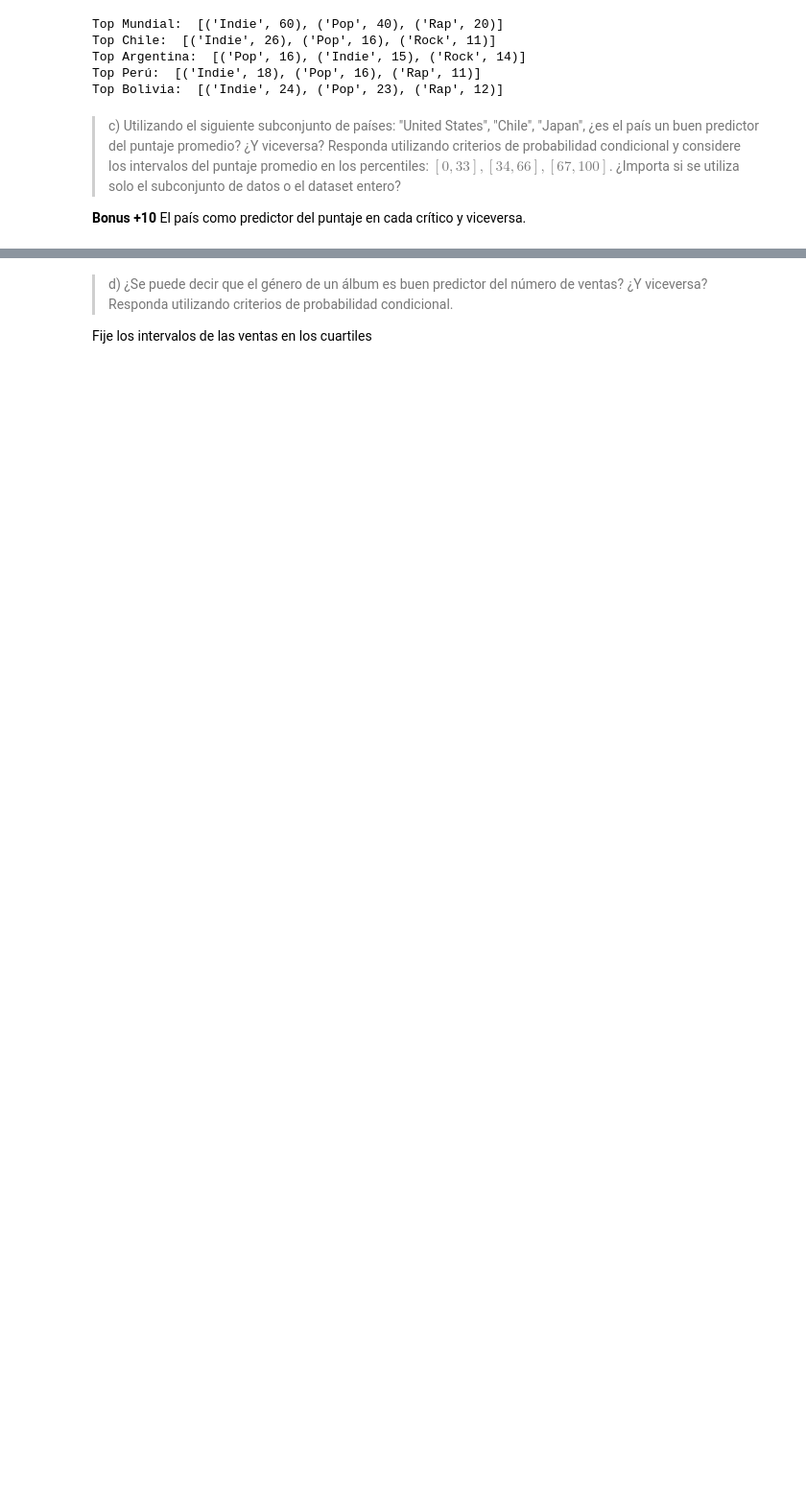
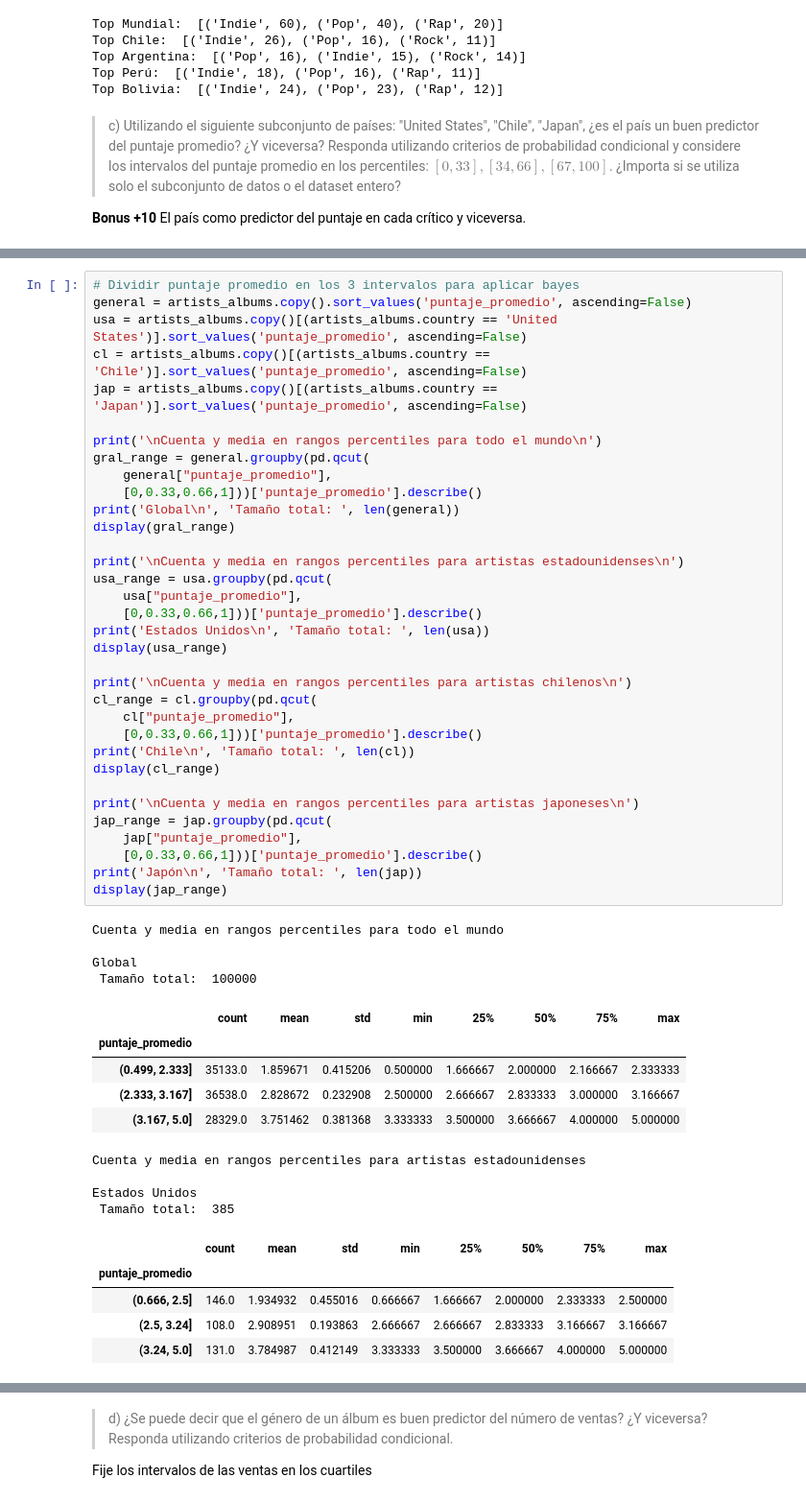
Before and after one commit to jpjorquera/Lab2-Estaca, a Jupyter notebook: Laboratorio 2.ipynb, the cells around one changed output, grey strips where cells are left out. Shown at 96% size. Saved outputs shown, nothing was run; the diff lists cells and outputs as text; blank space fills up the shorter version.

Commit message:
avances p3, c, preddiccion rangos por pais

```diff
--- a/Laboratorio 2.ipynb
+++ b/Laboratorio 2.ipynb
@@ -726,0 +737,53 @@ Top Bolivia:  [('Indie', 24), ('Pop', 23), ('Rap', 12)]
+# %%
+# Dividir puntaje promedio en los 3 intervalos para aplicar bayes
+general = artists_albums.copy().sort_values('puntaje_promedio', ascending=False)
+usa = artists_albums.copy()[(artists_albums.country == 'United States')].sort_values('puntaje_promedio', ascending=False)
+cl = artists_albums.copy()[(artists_albums.country == 'Chile')].sort_values('puntaje_promedio', ascending=False)
+jap = artists_albums.copy()[(artists_albums.country == 'Japan')].sort_values('puntaje_promedio', ascending=False)
+
+print('\nCuenta y media en rangos percentiles para todo el mundo\n')
+gral_range = general.groupby(pd.qcut(
+    general["puntaje_promedio"],
+    [0,0.33,0.66,1]))['puntaje_promedio'].describe()
+print('Global\n', 'Tamaño total: ', len(general))
+display(gral_range)
+
+print('\nCuenta y media en rangos percentiles para artistas estadounidenses\n')
+usa_range = usa.groupby(pd.qcut(
+    usa["puntaje_promedio"],
+    [0,0.33,0.66,1]))['puntaje_promedio'].describe()
+print('Estados Unidos\n', 'Tamaño total: ', len(usa))
+display(usa_range)
+
+print('\nCuenta y media en rangos percentiles para artistas chilenos\n')
+cl_range = cl.groupby(pd.qcut(
+    cl["puntaje_promedio"],
+    [0,0.33,0.66,1]))['puntaje_promedio'].describe()
+print('Chile\n', 'Tamaño total: ', len(cl))
+display(cl_range)
+
+print('\nCuenta y media en rangos percentiles para artistas japoneses\n')
+jap_range = jap.groupby(pd.qcut(
+    jap["puntaje_promedio"],
+    [0,0.33,0.66,1]))['puntaje_promedio'].describe()
+print('Japón\n', 'Tamaño total: ', len(jap))
+display(jap_range)
+# %% [output]
+Cuenta y media en rangos percentiles para todo el mundo
+
+Global
+ Tamaño total:  100000
+|  | count | mean | std | min | 25% | 50% | 75% | max |
+| puntaje_promedio |  |  |  |  |  |  |  |  |
+| (0.499, 2.333] | 35133.0 | 1.859671 | 0.415206 | 0.500000 | 1.666667 | 2.000000 | 2.166667 | 2.333333 |
+| (2.333, 3.167] | 36538.0 | 2.828672 | 0.232908 | 2.500000 | 2.666667 | 2.833333 | 3.000000 | 3.166667 |
+| (3.167, 5.0] | 28329.0 | 3.751462 | 0.381368 | 3.333333 | 3.500000 | 3.666667 | 4.000000 | 5.000000 |
+Cuenta y media en rangos percentiles para artistas estadounidenses
+
+Estados Unidos
+ Tamaño total:  385
+|  | count | mean | std | min | 25% | 50% | 75% | max |
+| puntaje_promedio |  |  |  |  |  |  |  |  |
+| (0.666, 2.5] | 146.0 | 1.934932 | 0.455016 | 0.666667 | 1.666667 | 2.000000 | 2.333333 | 2.500000 |
+| (2.5, 3.24] | 108.0 | 2.908951 | 0.193863 | 2.666667 | 2.666667 | 2.833333 | 3.166667 | 3.166667 |
+| (3.24, 5.0] | 131.0 | 3.784987 | 0.412149 | 3.333333 | 3.500000 | 3.666667 | 4.000000 | 5.000000 |
```
Also changed, not shown: parts of 5 cells of this notebook.
